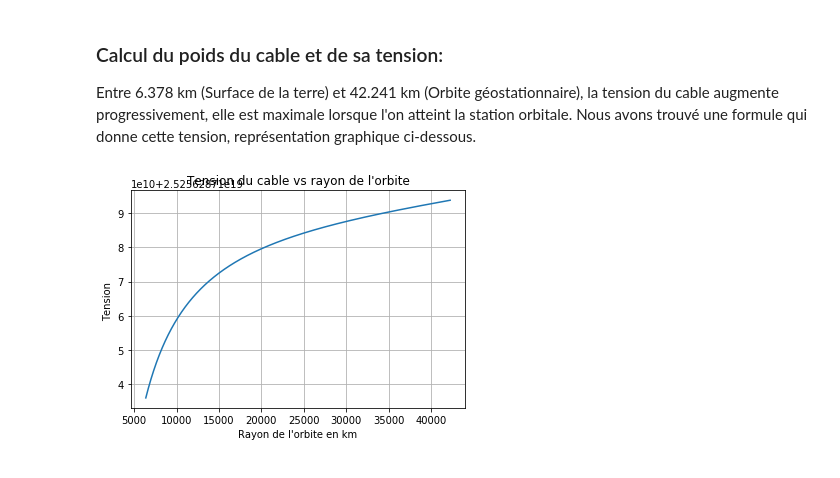
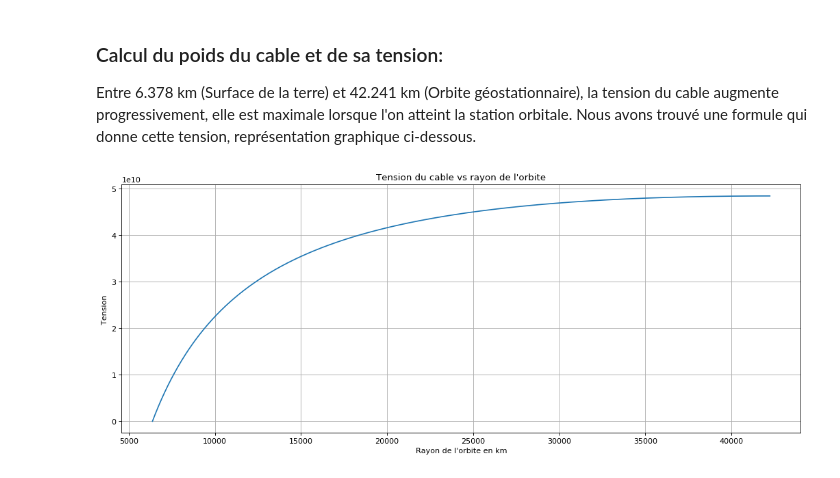
Before and after one commit to christophe-bonnefoy/TPE-SRR-2018, a Jupyter notebook: TPE-Ascenseur-Spatial.ipynb, the cells around one changed output. Saved outputs shown, nothing was run; the diff lists cells and outputs as text; code cells hidden in the pictures.

```diff
--- a/TPE-Ascenseur-Spatial.ipynb
+++ b/TPE-Ascenseur-Spatial.ipynb
@@ -103,17 +123,22 @@ Nous observons que la Force totale s'annule pour le rayon de l'orbite géostatio
 ### Calcul du poids du cable et de sa tension:
 Entre 6.378 km (Surface de la terre) et 42.241 km (Orbite géostationnaire), la tension du cable augmente progressivement, elle est maximale lorsque l'on atteint la station orbitale. Nous avons trouvé une formule qui donne cette tension, représentation graphique ci-dessous.
 # %%
+Rt = 6378
+Rg = 42241
+
 r_km = np.arange(6378, 42241, 1)
 
-Tension_cable = G*M*( Rg*3/2 - 1/r_km + (r_km**2)/(2*Rg**3))
+Tension_cable = G*M*( -1/r_km - (r_km**2)/(2*Rg**3) + 1/Rt + (Rt**2)/(2*Rg**3))
+
+plt.figure(figsize=(16, 6), dpi= 80, facecolor='w', edgecolor='k')
 
 plt.plot(r_km, Tension_cable)
 
 plt.xlabel("Rayon de l'orbite en km")
 plt.ylabel("Tension ")
 plt.grid()
 plt.title("Tension du cable vs rayon de l'orbite")
 
 plt.show()
 # %% [output]
-[figure, old version]
+[figure, new version]
```
Also changed, not shown: parts of 9 cells of this notebook.
